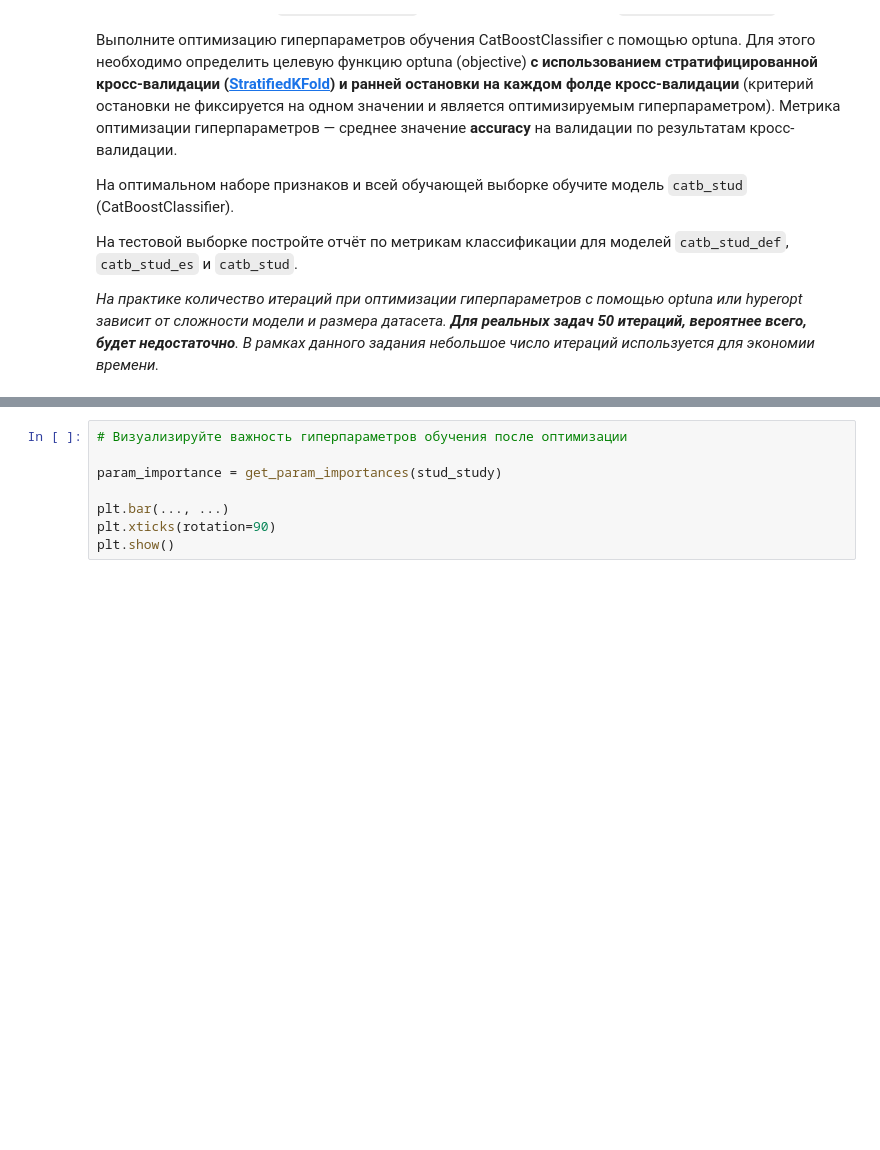
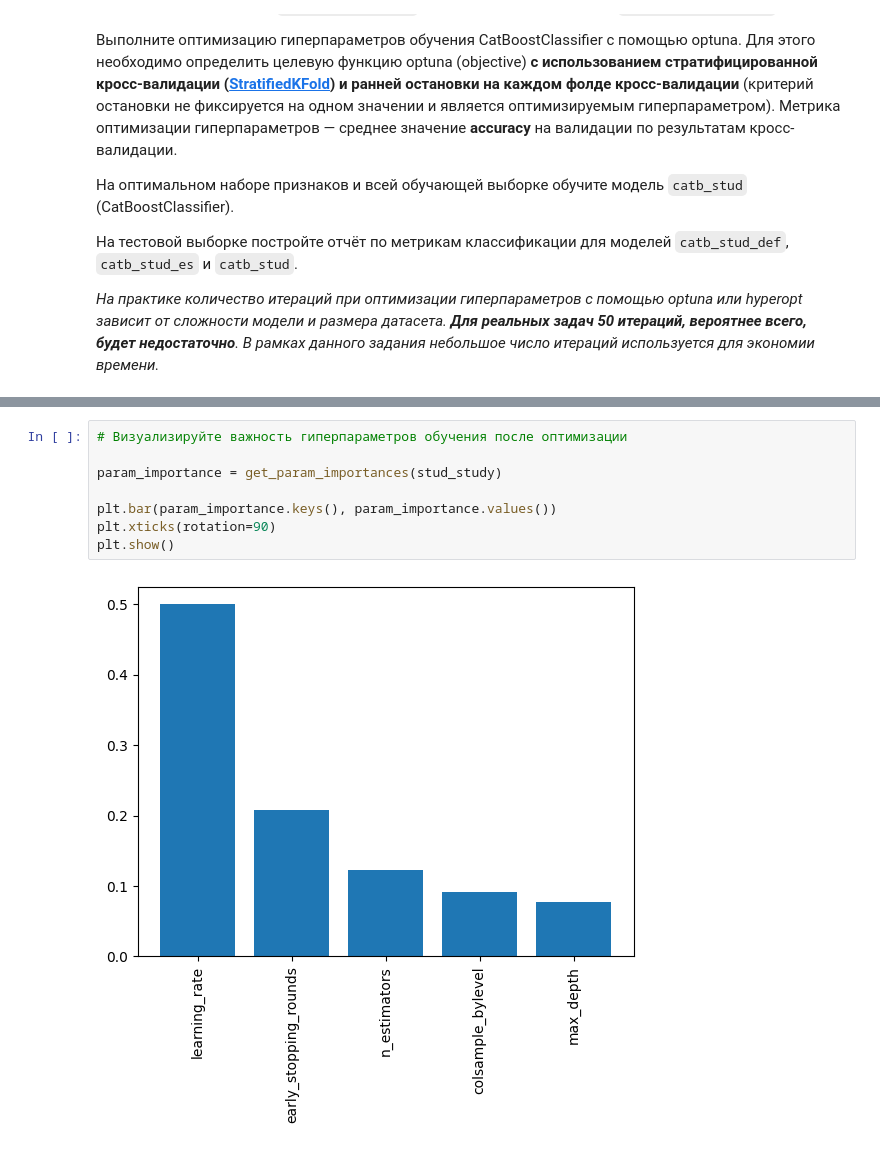
Before and after one commit to 2813/ODS-homework, a Jupyter notebook: 06_ODS_ML.ipynb, the cells around one changed output, grey strips where cells are left out. Drawn from its saved outputs; the diff is of its cells as text; blank space fills up the shorter version.

```diff
--- a/06_ODS_ML.ipynb
+++ b/06_ODS_ML.ipynb
@@ -943,11 +1196,13 @@ stud_study.optimize(lambda trial: objective(trial, X_stud_train, y_stud_train, c
 # %%
 # Визуализируйте важность гиперпараметров обучения после оптимизации
 
 param_importance = get_param_importances(stud_study)
 
-plt.bar(..., ...)
+plt.bar(param_importance.keys(), param_importance.values())
 plt.xticks(rotation=90)
 plt.show()
+# %% [output]
+[figure, added]
 # %%
 # Выведете оптимальные гиперпараметры
 
```
Also changed, not shown: parts of 55 cells of this notebook.
